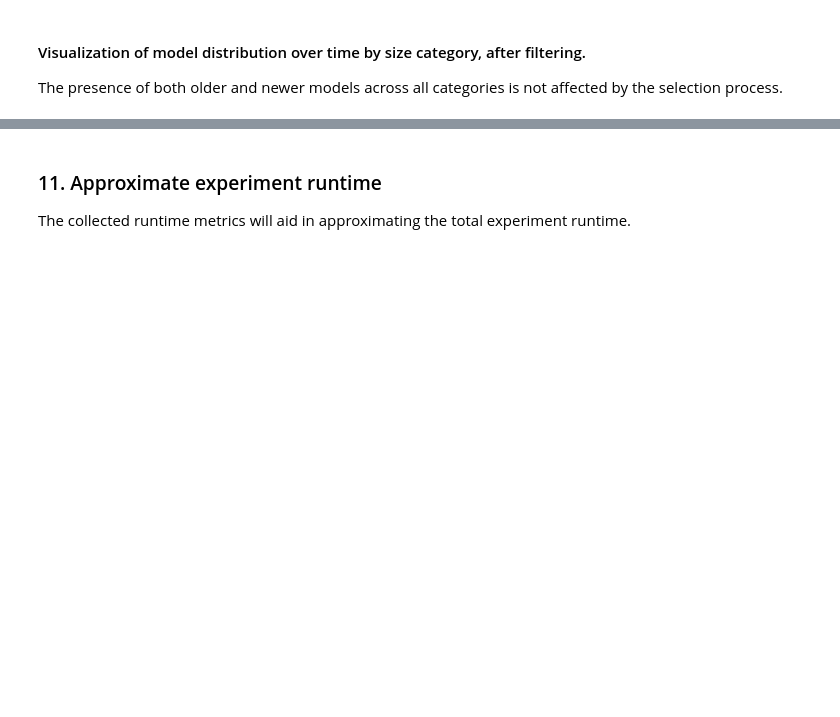
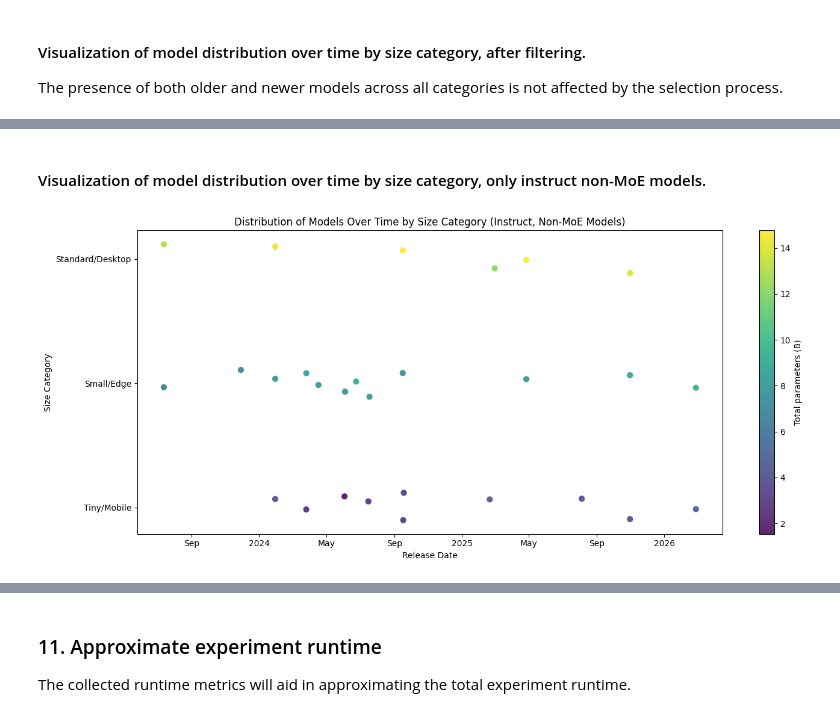
Before and after one commit to diogogmatos/eco-evolution-of-llms, a Jupyter notebook: model-selection/model-selection.ipynb, the cells around one changed output, grey strips where cells are left out. Saved outputs shown, nothing was run; the diff lists cells and outputs as text; code cells hidden in the pictures; blank space fills up the shorter version.

Commit message:
feat: detect models with 'enable_thinking' support, evaluate them in both instruct and thinking modes. add model distribution graphs isolated by thinking mode and MoE nature.

```diff
--- a/model-selection/model-selection.ipynb
+++ b/model-selection/model-selection.ipynb
@@ -567,6 +609,8 @@ df = df[
         "max_model_length",
         "is_moe",
         "is_thinking",
+        "is_instruct",
+        "supports_enable_thinking",
         "release_date",
         "category",
     ]
@@ -805,0 +822,58 @@ representative_models
+# %% [markdown]
+#### Visualization of model distribution over time by size category, only instruct non-MoE models.
+# %%
+import numpy as np
+
+import matplotlib.pyplot as plt
+import matplotlib.dates as mdates
+
+# Prepare dataframe
+plot_df = filtered_df.copy()
+plot_df = plot_df[plot_df["is_instruct"].isin([True])].copy()
+plot_df = plot_df[plot_df["is_moe"].isin([False])].copy()
+plot_df["release_date"] = pd.to_datetime(plot_df["release_date"], errors="coerce")
+plot_df = plot_df.dropna(subset=["release_date", "category"]).copy()
+
+# Ensure consistent category ordering
+cat_order = ["Tiny/Mobile", "Small/Edge", "Standard/Desktop"]
+plot_df["category"] = pd.Categorical(plot_df["category"], categories=cat_order, ordered=True)
+plot_df = plot_df.dropna(subset=["category"])
+
+# Map categories to numeric positions and add jitter for visibility
+y_codes = plot_df["category"].cat.codes.to_numpy()
+rng = np.random.default_rng(42)
+jitter = (rng.random(len(y_codes)) - 0.5) * 0.25
+y_jitter = y_codes + jitter
+
+# Scatter plot (x=release date, y=category), color = total parameters
+fig, ax = plt.subplots(figsize=(14, 6))
+sc = ax.scatter(
+    plot_df["release_date"],
+    y_jitter,
+    c=plot_df["total_parameters"],
+    cmap="viridis",
+    s=60,
+    alpha=0.85,
+    edgecolors="w",
+    linewidth=0.4,
+)
+
+ax.set_yticks(range(len(cat_order)))
+ax.set_yticklabels(cat_order)
+ax.set_xlabel("Release Date")
+ax.set_ylabel("Size Category")
+ax.set_title("Distribution of Models Over Time by Size Category (Instruct, Non-MoE Models)")
+
+# Nicely format dates on x-axis
+locator = mdates.AutoDateLocator()
+formatter = mdates.ConciseDateFormatter(locator)
+ax.xaxis.set_major_locator(locator)
+ax.xaxis.set_major_formatter(formatter)
+
+cbar = fig.colorbar(sc, ax=ax)
+cbar.set_label("Total parameters (B)")
+
+plt.tight_layout()
+plt.show()
+# %% [output]
+[figure, added]
```
Also changed, not shown: parts of 15 cells of this notebook, 7 other files.
